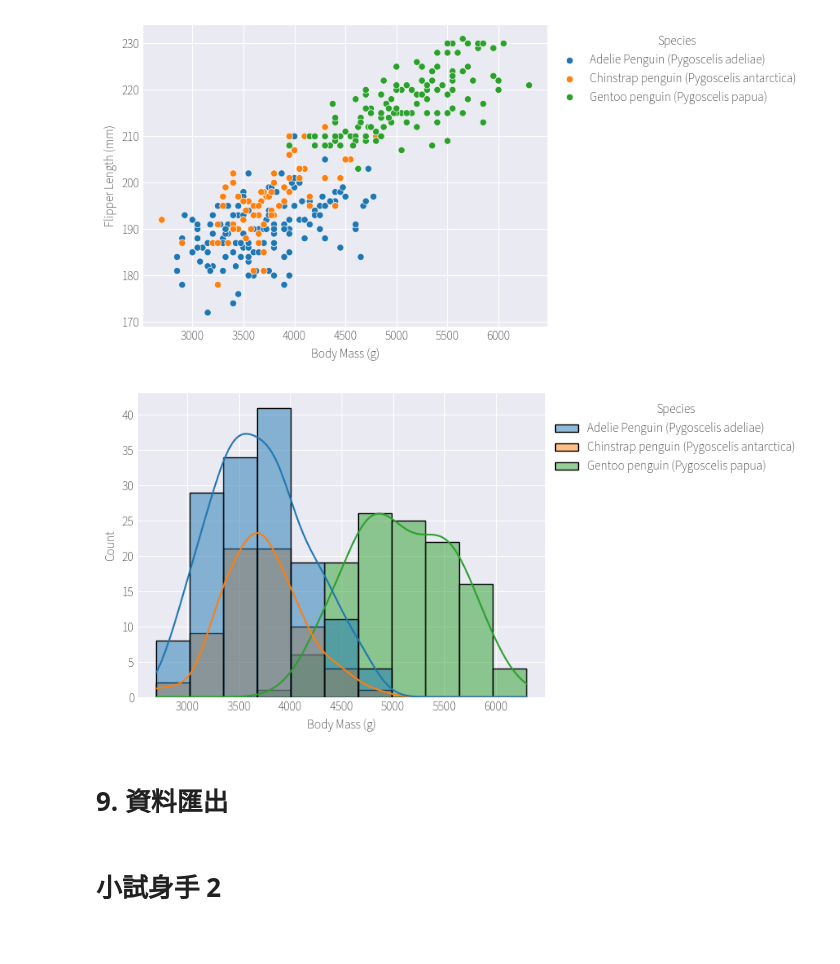
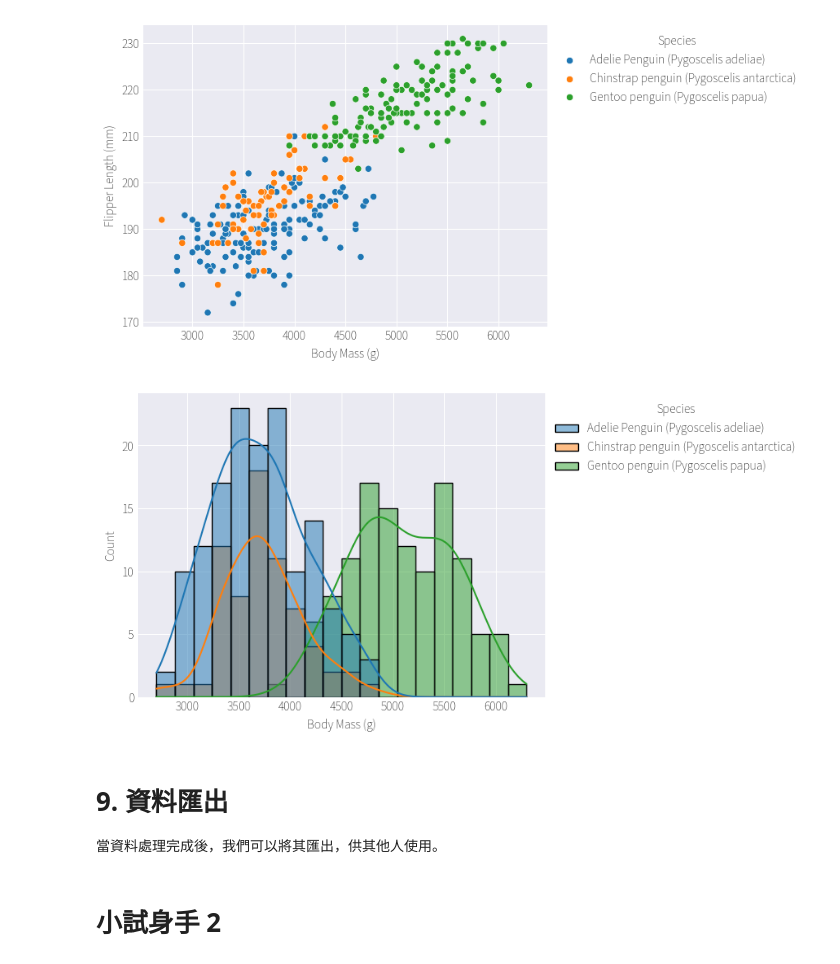
Before and after one commit to Alexchen666/Data-Analysis-101, a Jupyter notebook: pandas.ipynb, the cells around one changed output. Cells and saved outputs as stored; diff of their text form; code cells hidden in the pictures.

```diff
--- a/pandas.ipynb
+++ b/pandas.ipynb
@@ -614,10 +616,13 @@ sns.move_legend(ax, "upper left", bbox_to_anchor=(1, 1))
 # %% [output]
 [figure]
 # %%
-ax = sns.histplot(data=df, x='Body Mass (g)', hue='Species', kde=True)
-sns.move_legend(ax, "upper left", bbox_to_anchor=(1, 1))
+# 透過 seaborn 的 histplot 繪製直方圖，並根據企鵝種類著色，kde=True 代表顯示核密度估計，bins=20 代表分成 20 組
+ax = sns.histplot(data=df, x='Body Mass (g)', hue='Species', kde=True, bins=20)
+sns.move_legend(ax, "upper left", bbox_to_anchor=(1, 1)) # 移動圖例至圖表外
 # %% [output]
-[figure, old version]
+[figure, new version]
 # %% [markdown]
 # 9. 資料匯出
+
+當資料處理完成後，我們可以將其匯出，供其他人使用。
 # %%
```
Also changed, not shown: parts of 4 cells of this notebook.
